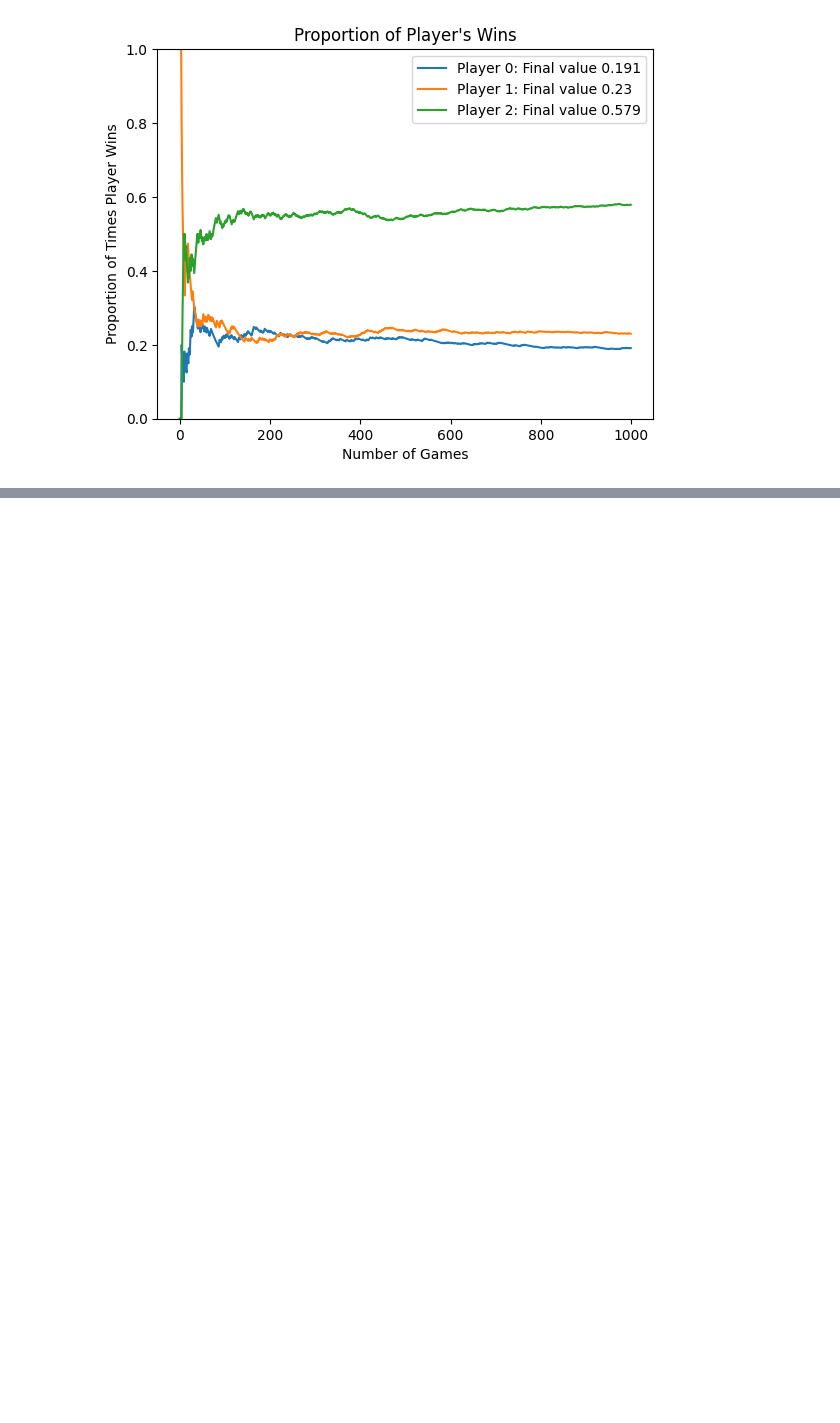
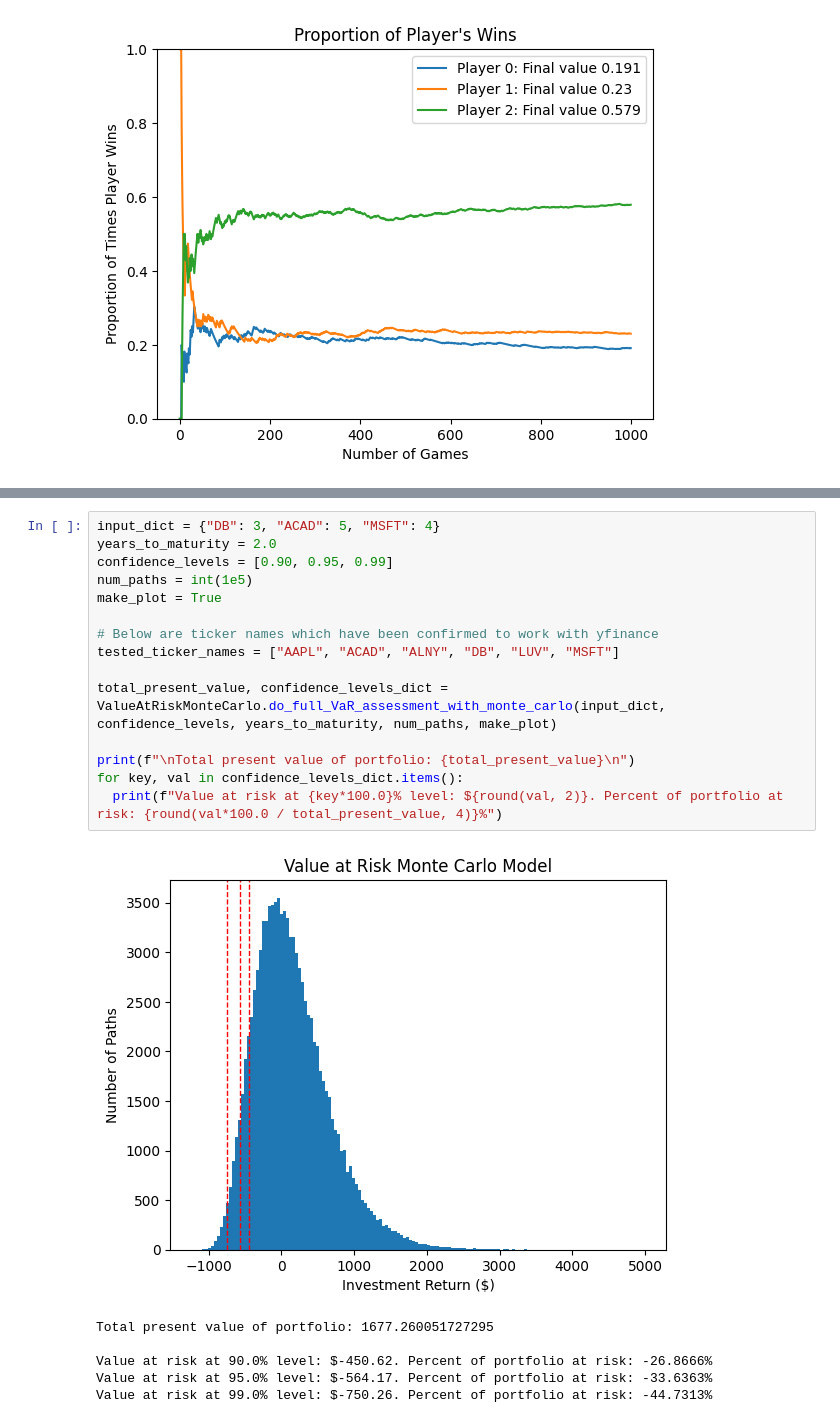
Before and after one commit to AvilashaHaldar/Monte_Carlo_Exercises, a Jupyter notebook: Monte_Carlo_Examples.ipynb, the cells around one changed output, grey strips where cells are left out. Saved outputs shown, nothing was run; the diff lists cells and outputs as text; blank space fills up the shorter version.

Commit message:
Added value at risk Monte Carlo model

```diff
--- a/Monte_Carlo_Examples.ipynb
+++ b/Monte_Carlo_Examples.ipynb
@@ -246,0 +446,22 @@ Please note that this variation of the stones game processes extremely slowly, d
+# %%
+input_dict = {"DB": 3, "ACAD": 5, "MSFT": 4}
+years_to_maturity = 2.0
+confidence_levels = [0.90, 0.95, 0.99]
+num_paths = int(1e5)
+make_plot = True
+
+# Below are ticker names which have been confirmed to work with yfinance
+tested_ticker_names = ["AAPL", "ACAD", "ALNY", "DB", "LUV", "MSFT"]
+
+total_present_value, confidence_levels_dict = ValueAtRiskMonteCarlo.do_full_VaR_assessment_with_monte_carlo(input_dict, confidence_levels, years_to_maturity, num_paths, make_plot)
+
+print(f"\nTotal present value of portfolio: {total_present_value}\n")
+for key, val in confidence_levels_dict.items():
+  print(f"Value at risk at {key*100.0}% level: ${round(val, 2)}. Percent of portfolio at risk: {round(val*100.0 / total_present_value, 4)}%")
+# %% [output]
+[figure, added]
+Total present value of portfolio: 1677.260051727295
+
+Value at risk at 90.0% level: $-450.62. Percent of portfolio at risk: -26.8666%
+Value at risk at 95.0% level: $-564.17. Percent of portfolio at risk: -33.6363%
+Value at risk at 99.0% level: $-750.26. Percent of portfolio at risk: -44.7313%
```
Also changed, not shown: parts of 6 cells of this notebook.
